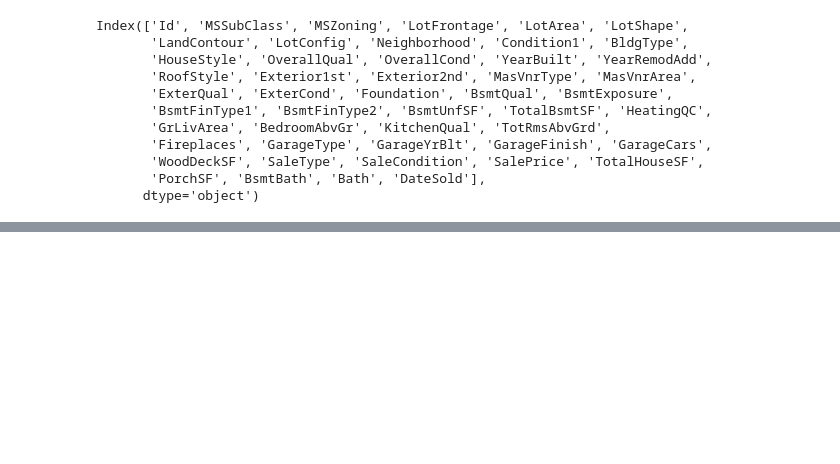
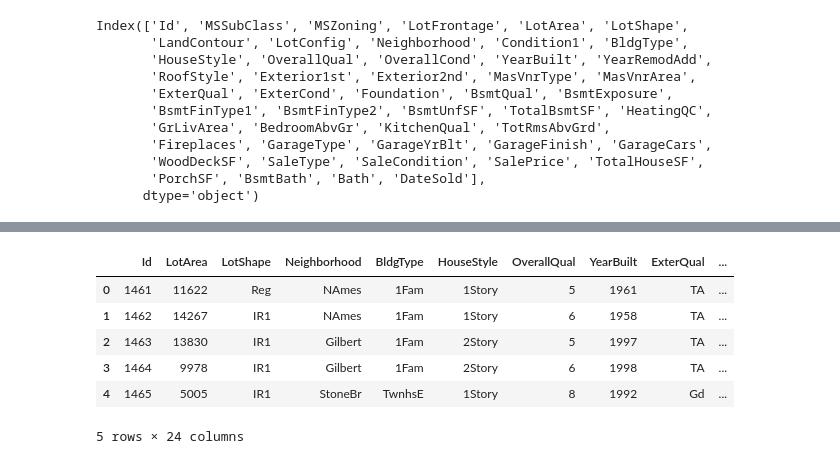
Before and after one commit to csun-data-science-bootcamp-19/Feature-Engineering-7, a Jupyter notebook: FeatureEngineering.ipynb, the cells around one changed output, grey strips where cells are left out. Drawn from its saved outputs; the diff is of its cells as text; code cells hidden in the pictures; blank space fills up the shorter version.

```diff
--- a/FeatureEngineering.ipynb
+++ b/FeatureEngineering.ipynb
@@ -209,0 +192,28 @@ train.head()
+# %%
+#combine everything that I want to combine into one thing overall
+test['TotalHouseSF']=test['GrLivArea']+test['TotalBsmtSF']
+test['PorchSF']=test['OpenPorchSF']+test['EnclosedPorch']+test['3SsnPorch']+test['ScreenPorch']
+test['BsmtBath']=test['BsmtFullBath']+.5*test['BsmtHalfBath']
+test['Bath']=test['FullBath']+.5*test['HalfBath']
+test['DateSold']=test['YrSold']+(1/12)*test['MoSold']
+test.drop(columns=['Alley','PoolQC','Fence','MiscFeature','BsmtFinSF1','BsmtFinSF2','PoolArea','BsmtFullBath',
+                   'BsmtHalfBath','FullBath','HalfBath','MiscVal','OpenPorchSF','EnclosedPorch','3SsnPorch',
+                   'ScreenPorch','LowQualFinSF','YrSold','MoSold','1stFlrSF','2ndFlrSF','GarageArea','FireplaceQu',
+                   'LotFrontage','OverallCond','YearRemodAdd','Exterior2nd','MasVnrType','MasVnrArea',
+                   'ExterCond','BsmtExposure','BsmtFinType1','BsmtFinType2','HeatingQC','BedroomAbvGr','Street',
+                   'Utilities','Condition2','RoofMatl','Heating','KitchenAbvGr','PavedDrive','LandSlope',
+                   'CentralAir','Electrical','Functional','BsmtCond','GarageQual','GarageCond',
+                   'Fireplaces','GarageYrBlt','WoodDeckSF','MSSubClass','GarageType','Exterior1st',
+                   'Condition1','Foundation','RoofStyle','MSZoning','LandContour','LotConfig'], axis=1, inplace=True)
+test.loc[:,"BsmtQual"]=test.loc[:,"BsmtQual"].fillna("No")
+test.loc[:,"GarageFinish"]=test.loc[:,"GarageFinish"].fillna("No")
+# %%
+test.head()
+# %% [output]
+|  | Id | LotArea | LotShape | Neighborhood | BldgType | HouseStyle | OverallQual | YearBuilt | ExterQual | ... |
+| 0 | 1461 | 11622 | Reg | NAmes | 1Fam | 1Story | 5 | 1961 | TA | ... |
+| 1 | 1462 | 14267 | IR1 | NAmes | 1Fam | 1Story | 6 | 1958 | TA | ... |
+| 2 | 1463 | 13830 | IR1 | Gilbert | 1Fam | 2Story | 5 | 1997 | TA | ... |
+| 3 | 1464 | 9978 | IR1 | Gilbert | 1Fam | 2Story | 6 | 1998 | TA | ... |
+| 4 | 1465 | 5005 | IR1 | StoneBr | TwnhsE | 1Story | 8 | 1992 | Gd | ... |
+5 rows × 24 columns
```
Also changed, not shown: parts of 6 cells of this notebook.
